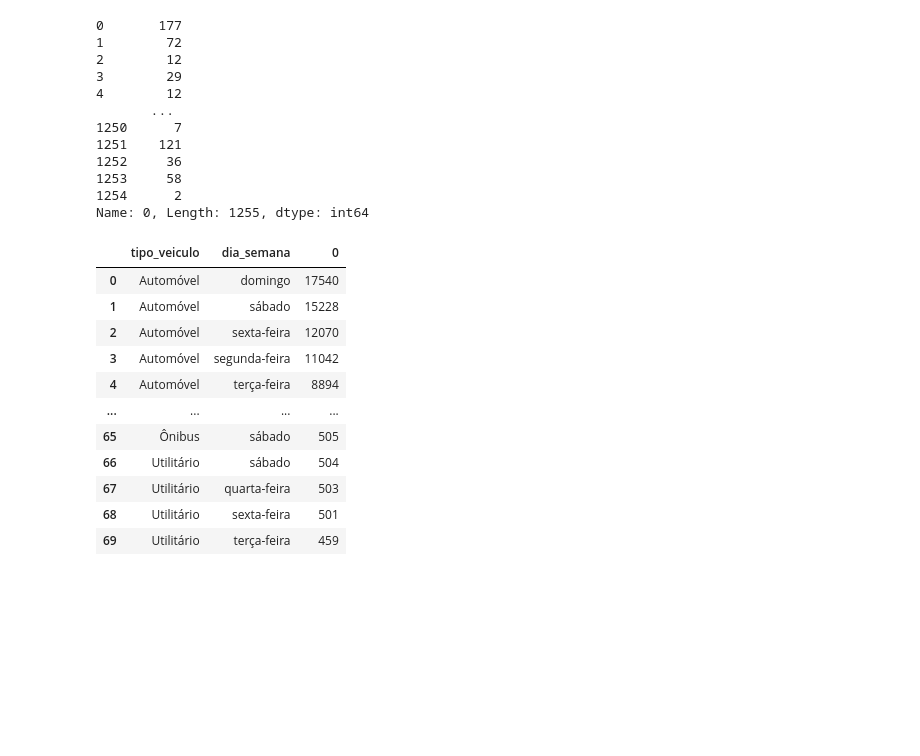
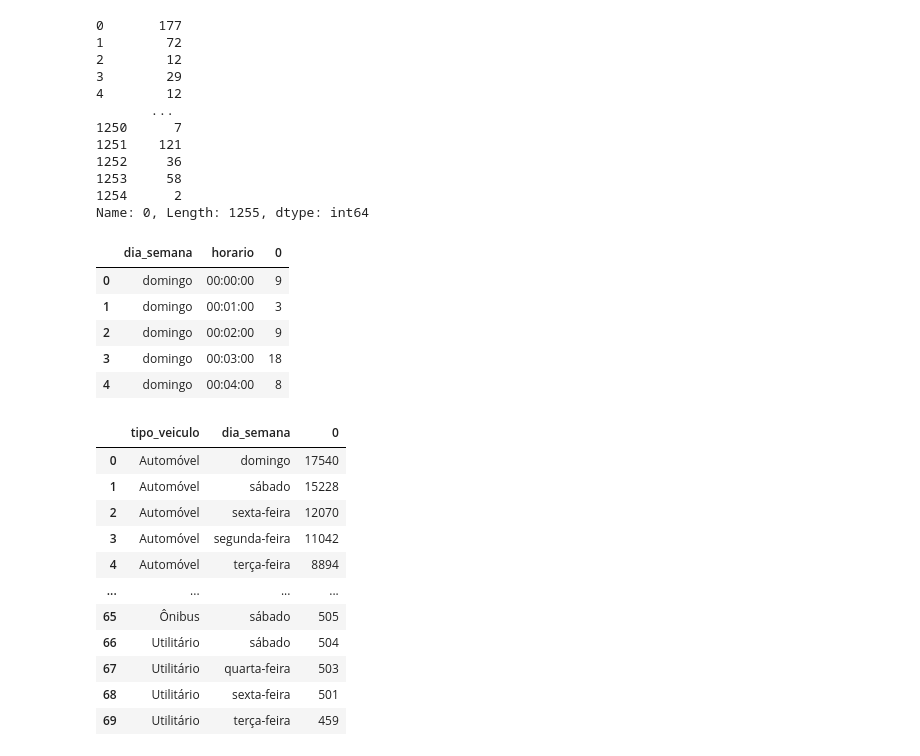
Before and after one commit to rafael-cavalcante/dashboard, a Jupyter notebook: src/teste.ipynb, the cells around one changed output. Drawn from its saved outputs; the diff is of its cells as text; code cells hidden in the pictures; blank space fills up the shorter version.

```diff
--- a/src/teste.ipynb
+++ b/src/teste.ipynb
@@ -4,7 +4,7 @@ import pandas as pd
 import plotly.express as px
 import json
 # %%
-df = pd.read_csv('acidentes2023_todas_causas_tipos.csv')
+df = pd.read_csv('../database/acidentes2023_todas_causas_tipos.csv')
 # %%
 df.groupby(["dia_semana", "horario"]).sum().reset_index()
 
@@ -38,6 +38,15 @@ c = df.groupby(['dia_semana', 'horario']).size().reset_index()
 fig = px.bar(c, x="dia_semana", y="horario")
 
 fig.show()
+# %%
+c.head(5)
+# %% [output]
+|  | dia_semana | horario | 0 |
+| 0 | domingo | 00:00:00 | 9 |
+| 1 | domingo | 00:01:00 | 3 |
+| 2 | domingo | 00:02:00 | 9 |
+| 3 | domingo | 00:03:00 | 18 |
+| 4 | domingo | 00:04:00 | 8 |
 # %%
 top10_veiculo = df.groupby('tipo_veiculo').size().sort_values(ascending=False).head(10).reset_index()
 
```
Also changed, not shown: parts of 1 cell of this notebook, 5 other files.
